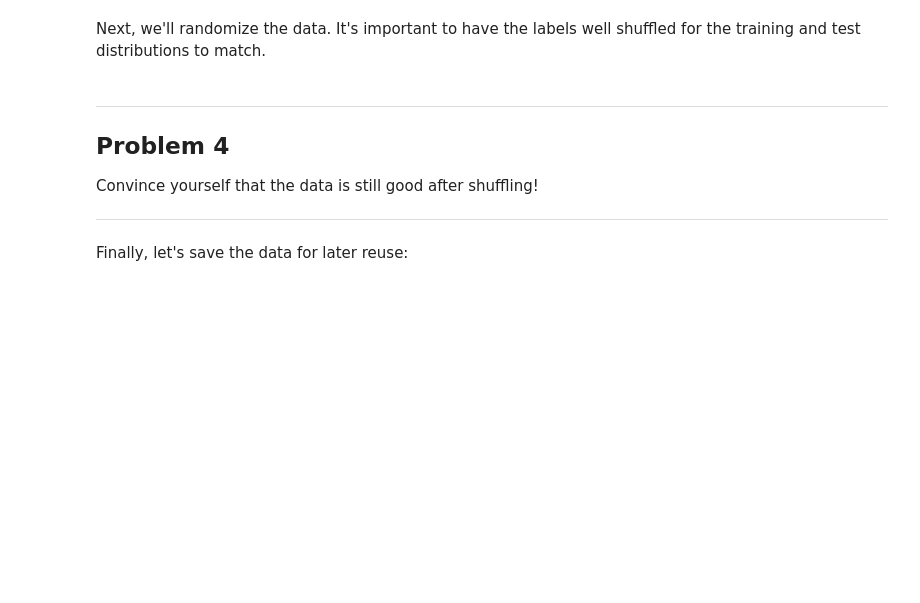
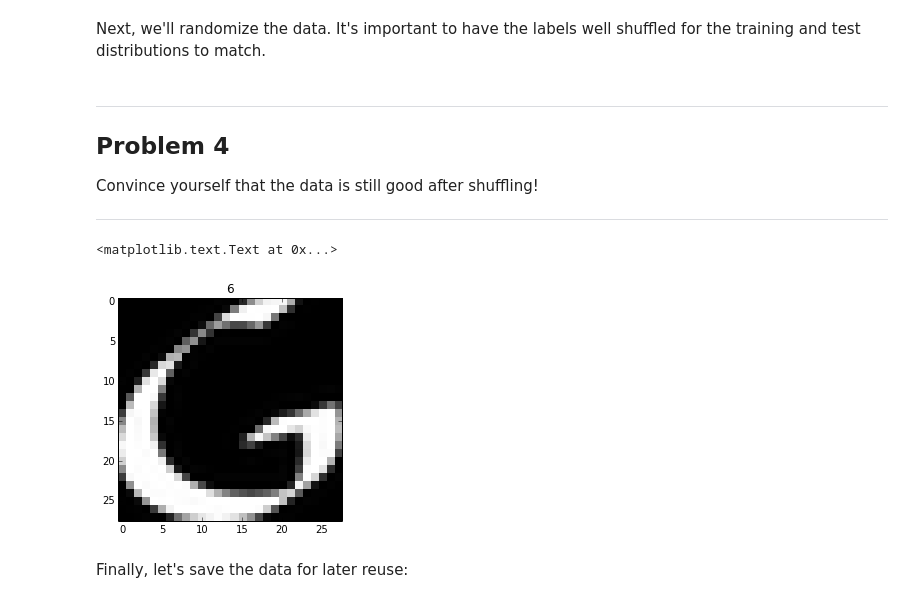
Before and after one commit to YonatanSimson/tensorflow, a Jupyter notebook: tensorflow/examples/udacity/1_notmnist.ipynb, the cells around one changed output. Cells and saved outputs as stored; diff of their text form; code cells hidden in the pictures; blank space fills up the shorter version.

```diff
--- a/tensorflow/examples/udacity/1_notmnist.ipynb
+++ b/tensorflow/examples/udacity/1_notmnist.ipynb
@@ -255,10 +255,11 @@ Another check: we expect the data to be balanced across classes. Verify that. Ch
 ---
 # %%
 sub_dir = 'notMNIST_large'
+list_of_labels = os.listdir(sub_dir)
 for label in list_of_labels:
     cur_dir = os.path.join(sub_dir, label)
     if not os.path.isdir(cur_dir):
-          continue
+        continue
     list_of_files = os.listdir(cur_dir)
     print("Size of class ", label)
     print(len(list_of_files))
@@ -349,6 +371,16 @@ Problem 4
 Convince yourself that the data is still good after shuffling!
 
 ---
+# %%
+dataset_size = train_dataset.shape[0]
+ind = np.random.randint(0, dataset_size)
+img = train_dataset[ind, :, :]
+img_label = train_labels[ind]
+plt.imshow(img, interpolation='nearest', cmap='gray')
+plt.title(img_label)
+# %% [output]
+<matplotlib.text.Text at 0x...>
+[figure, added]
 # %% [markdown]
 Finally, let's save the data for later reuse:
 # %%
```
Also changed, not shown: parts of 6 cells of this notebook.
